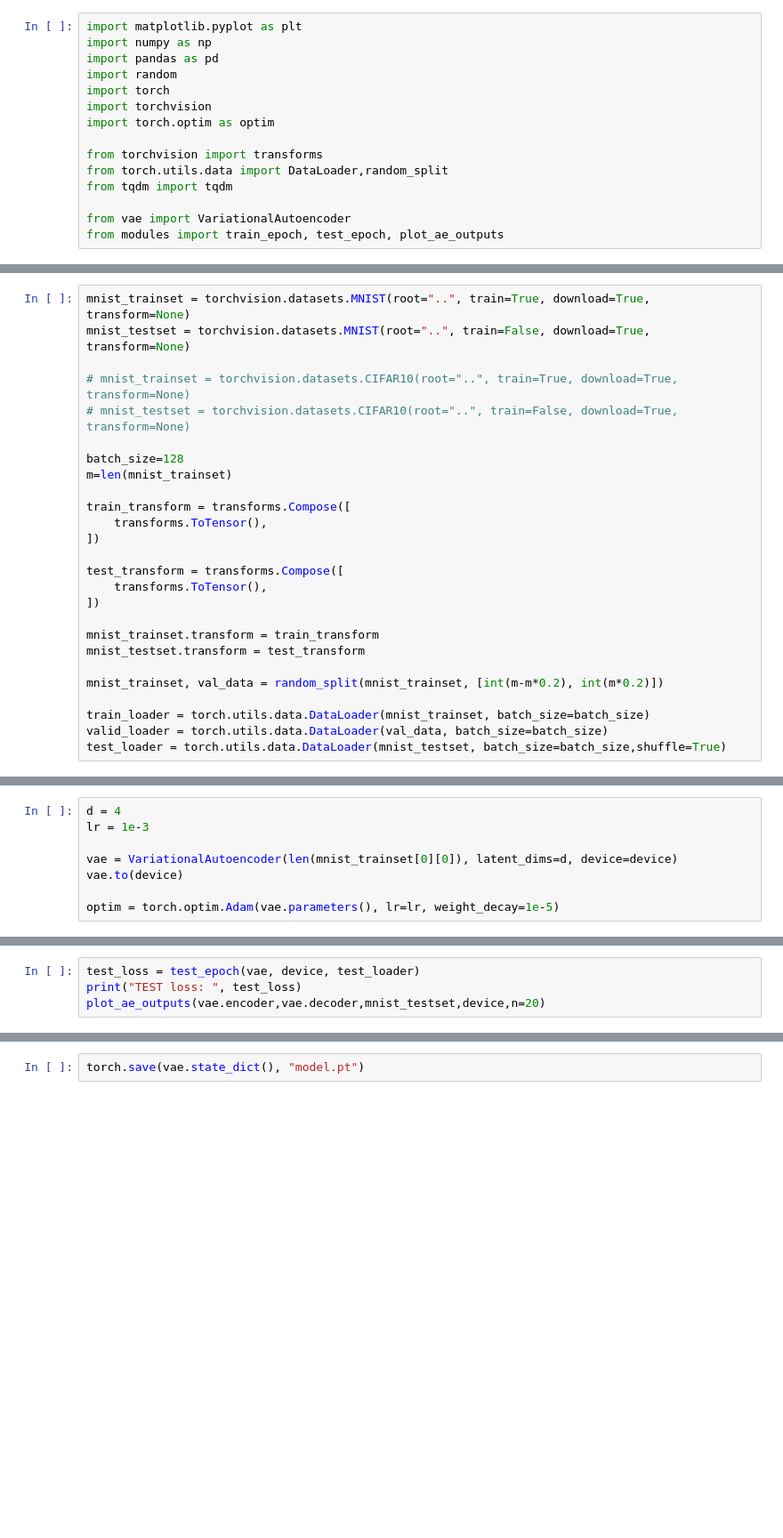
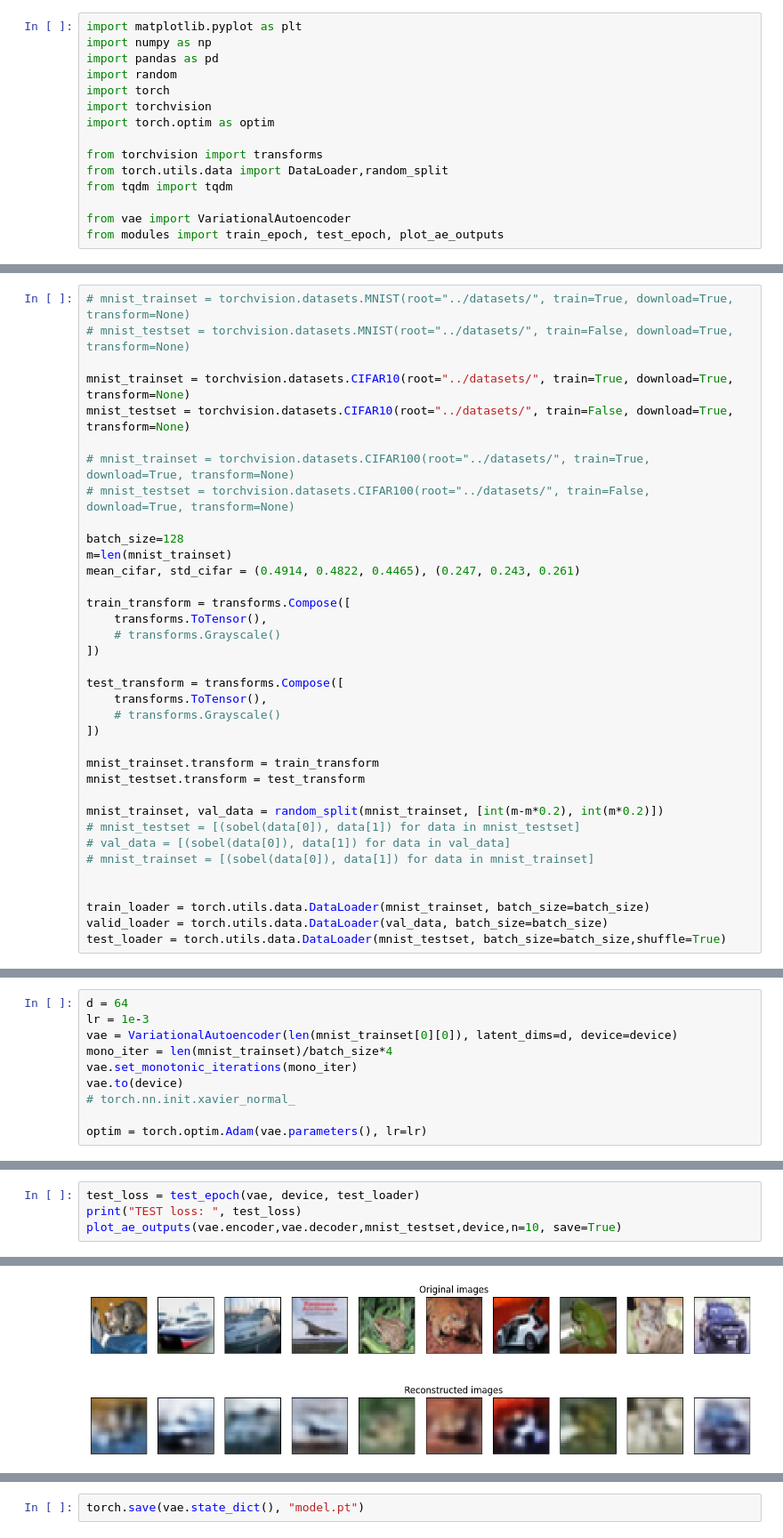
Before and after one commit to szaryvip/semi-automatic-data-annotation, a Jupyter notebook: backend/deepbackend/vae.ipynb, the cells around one changed output, grey strips where cells are left out. Shown: that part at 89% size. Cells and saved outputs as stored; diff of their text form; blank space fills up the shorter version.

```diff
--- a/backend/deepbackend/vae.ipynb
+++ b/backend/deepbackend/vae.ipynb
@@ -19,25 +40,35 @@ print(f'Selected device: {device}')
 # %%
-mnist_trainset = torchvision.datasets.MNIST(root="..", train=True, download=True, transform=None)
-mnist_testset = torchvision.datasets.MNIST(root="..", train=False, download=True, transform=None)
+# mnist_trainset = torchvision.datasets.MNIST(root="../datasets/", train=True, download=True, transform=None)
+# mnist_testset = torchvision.datasets.MNIST(root="../datasets/", train=False, download=True, transform=None)
 
-# mnist_trainset = torchvision.datasets.CIFAR10(root="..", train=True, download=True, transform=None)
-# mnist_testset = torchvision.datasets.CIFAR10(root="..", train=False, download=True, transform=None)
+mnist_trainset = torchvision.datasets.CIFAR10(root="../datasets/", train=True, download=True, transform=None)
+mnist_testset = torchvision.datasets.CIFAR10(root="../datasets/", train=False, download=True, transform=None)
+
+# mnist_trainset = torchvision.datasets.CIFAR100(root="../datasets/", train=True, download=True, transform=None)
+# mnist_testset = torchvision.datasets.CIFAR100(root="../datasets/", train=False, download=True, transform=None)
 
 batch_size=128
 m=len(mnist_trainset)
+mean_cifar, std_cifar = (0.4914, 0.4822, 0.4465), (0.247, 0.243, 0.261)
 
 train_transform = transforms.Compose([
     transforms.ToTensor(),
+    # transforms.Grayscale()
 ])
 
 test_transform = transforms.Compose([
     transforms.ToTensor(),
+    # transforms.Grayscale()
 ])
 
 mnist_trainset.transform = train_transform
 mnist_testset.transform = test_transform
 
 mnist_trainset, val_data = random_split(mnist_trainset, [int(m-m*0.2), int(m*0.2)])
+# mnist_testset = [(sobel(data[0]), data[1]) for data in mnist_testset]
+# val_data = [(sobel(data[0]), data[1]) for data in val_data]
+# mnist_trainset = [(sobel(data[0]), data[1]) for data in mnist_trainset]
+
 
 train_loader = torch.utils.data.DataLoader(mnist_trainset, batch_size=batch_size)
 valid_loader = torch.utils.data.DataLoader(val_data, batch_size=batch_size)
@@ -45,9 +89,11 @@ test_loader = torch.utils.data.DataLoader(mnist_testset, batch_size=batch_size,s
 # %%
-d = 4
+d = 64
 lr = 1e-3
+vae = VariationalAutoencoder(len(mnist_trainset[0][0]), latent_dims=d, device=device)
+mono_iter = len(mnist_trainset)/batch_size*4
+vae.set_monotonic_iterations(mono_iter)
+vae.to(device)
+# torch.nn.init.xavier_normal_
 
-vae = VariationalAutoencoder(len(mnist_trainset[0][0]), latent_dims=d, device=device)
-vae.to(device)
-
-optim = torch.optim.Adam(vae.parameters(), lr=lr, weight_decay=1e-5)
+optim = torch.optim.Adam(vae.parameters(), lr=lr)
 # %%
@@ -91,4 +207,5 @@ def plot_ae_outputs(encoder,decoder,testset,device,n=10):
 # %%
 test_loss = test_epoch(vae, device, test_loader)
 print("TEST loss: ", test_loss)
-plot_ae_outputs(vae.encoder,vae.decoder,mnist_testset,device,n=20)
+plot_ae_outputs(vae.encoder,vae.decoder,mnist_testset,device,n=10, save=True)
+# %% [output]
@@ -94,0 +213 @@ plot_ae_outputs(vae.encoder,vae.decoder,mnist_testset,device,n=20)
+[figure, added]
```
Also changed, not shown: parts of 14 cells of this notebook, 7 other files.
